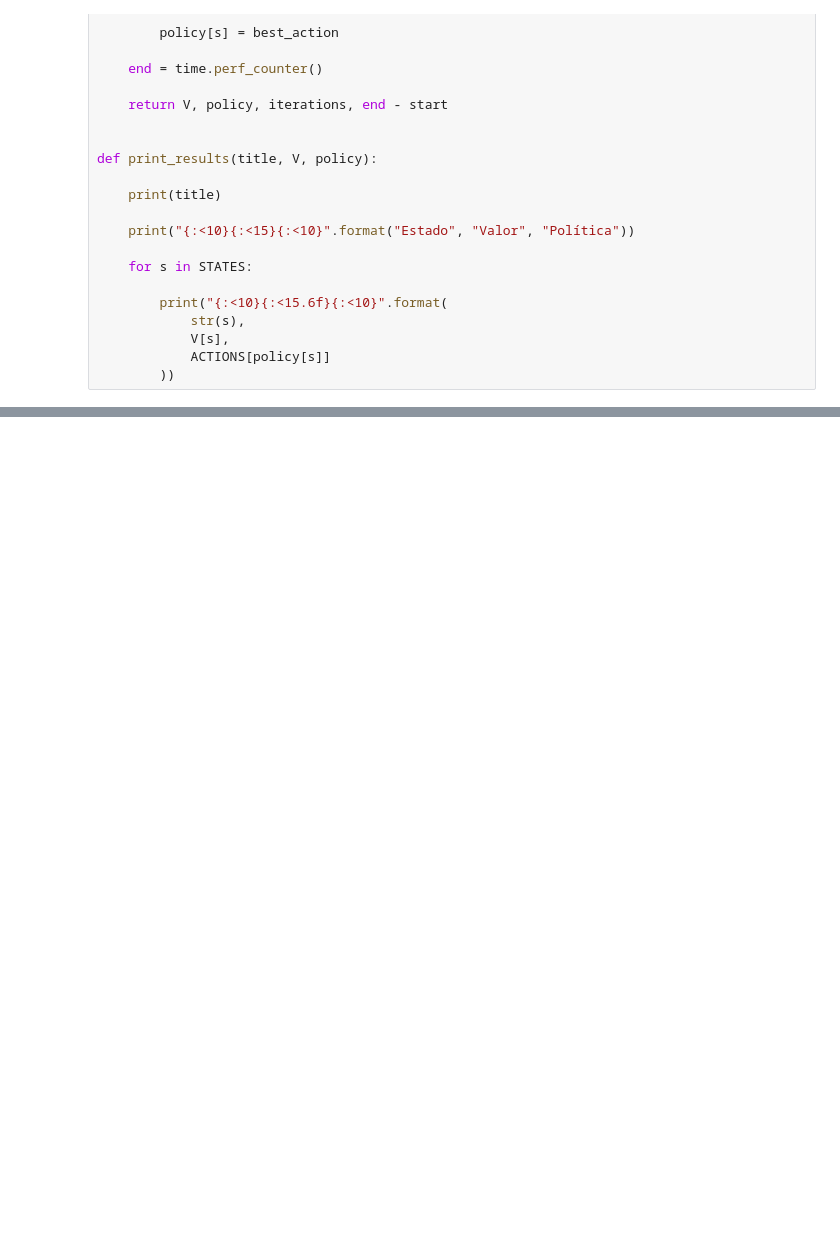
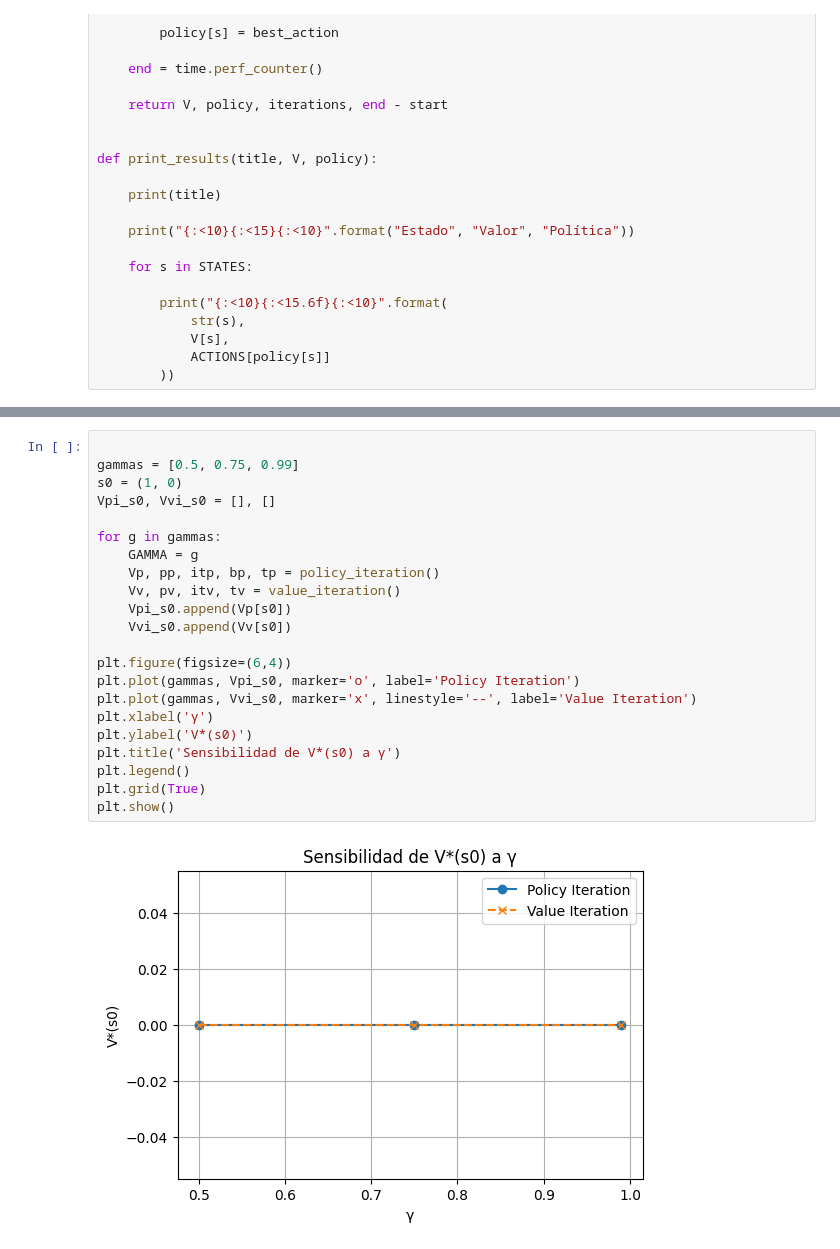
Before and after one commit to paulabaal12/LAB2-RL, a Jupyter notebook: lab2.ipynb, the cells around one changed output, grey strips where cells are left out. Drawn from its saved outputs; the diff is of its cells as text; blank space fills up the shorter version.

```diff
--- a/lab2.ipynb
+++ b/lab2.ipynb
@@ -537,0 +527,24 @@ Tiempo (s): 0.00011850000009872019
+# %%
+
+gammas = [0.5, 0.75, 0.99]
+s0 = (1, 0)
+Vpi_s0, Vvi_s0 = [], []
+
+for g in gammas:
+    GAMMA = g
+    Vp, pp, itp, bp, tp = policy_iteration()
+    Vv, pv, itv, tv = value_iteration()
+    Vpi_s0.append(Vp[s0])
+    Vvi_s0.append(Vv[s0])
+
+plt.figure(figsize=(6,4))
+plt.plot(gammas, Vpi_s0, marker='o', label='Policy Iteration')
+plt.plot(gammas, Vvi_s0, marker='x', linestyle='--', label='Value Iteration')
+plt.xlabel('γ')
+plt.ylabel('V*(s0)')
+plt.title('Sensibilidad de V*(s0) a γ')
+plt.legend()
+plt.grid(True)
+plt.show()
+# %% [output]
+[figure, added]
```
Also changed, not shown: parts of 7 cells of this notebook.
